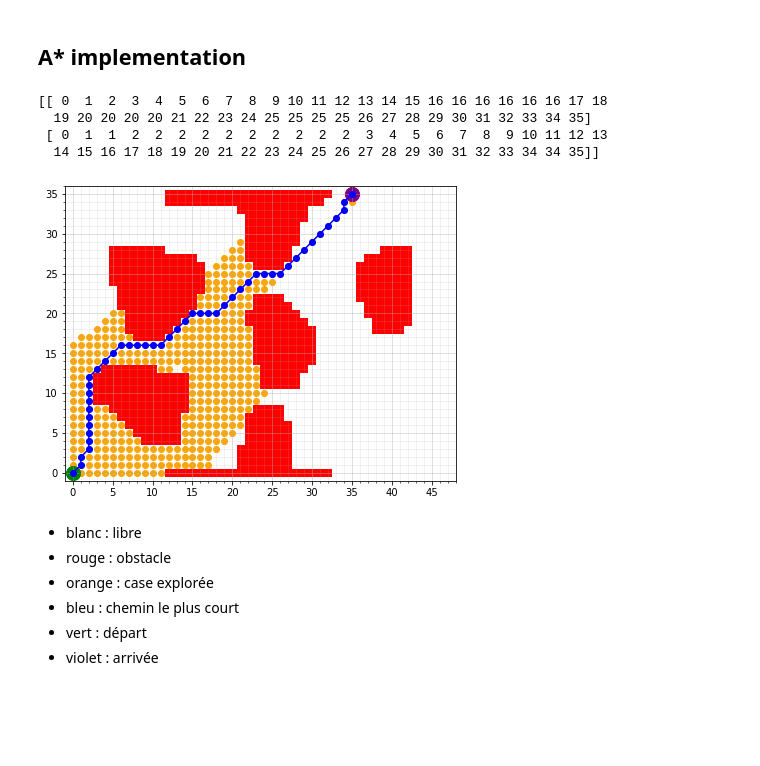
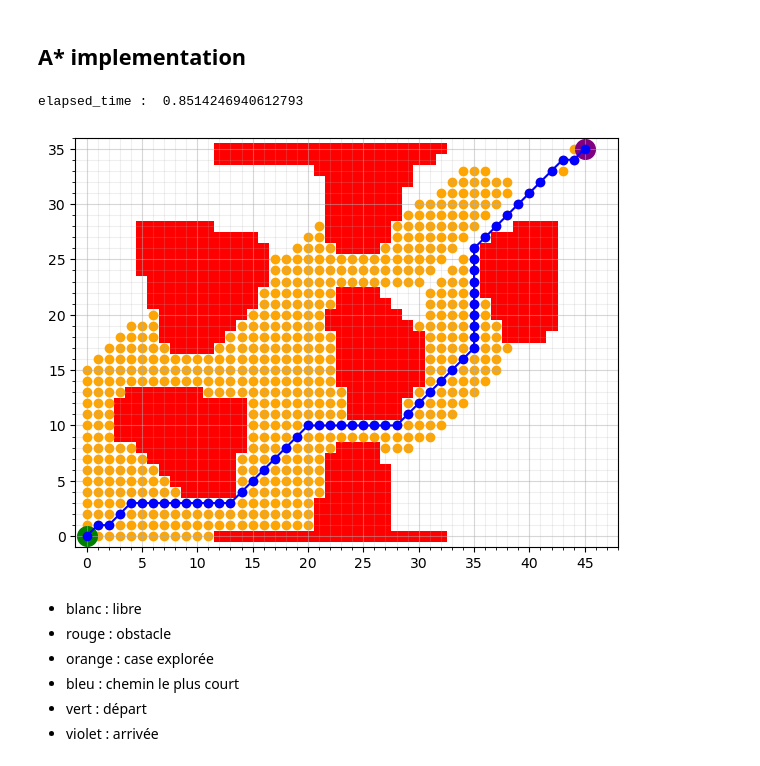
Before and after one commit to DidierNe/Mobile_Robotic_Thymio, a Jupyter notebook: Path_Planning.ipynb, the cells around one changed output. Drawn from its saved outputs; the diff is of its cells as text; code cells hidden in the pictures; blank space fills up the shorter version.

```diff
--- a/Path_Planning.ipynb
+++ b/Path_Planning.ipynb
@@ -231,47 +232,52 @@ def A_Star(start, goal, h, coords, occupancy_grid, movement_type="4N", max_val_x
 # %%
 # Define the start and end goal
 start = (0,0)
-goal = (35,35)
+goal = (35,45)
 
 
 
 # -----------------------------------------
 # DO NOT EDIT THIS PORTION OF CODE -
 # EXECUTION AND PLOTTING OF THE ALGORITHM
 # -----------------------------------------
-
+# Record the start time
+start_time = time.time()
 
 # List of all coordinates in the grid
 x,y = np.mgrid[0:max_val_x:1, 0:max_val_y:1]
 pos = np.empty(x.shape + (2,))
 pos[:, :, 0] = x; pos[:, :, 1] = y
 pos = np.reshape(pos, (x.shape[0]*x.shape[1], 2))
 coords = list([(int(x[0]), int(x[1])) for x in pos])
 
 # Define the heuristic, here = distance to goal ignoring obstacles
 h = np.linalg.norm(pos - goal, axis=-1)
 h = dict(zip(coords, h))
 
 # Run the A* algorithm
 path, visitedNodes = A_Star(start, goal, h, coords, occupancy_grid, movement_type="8N")
 path = np.array(path).reshape(-1, 2).transpose()
 visitedNodes = np.array(visitedNodes).reshape(-1, 2).transpose()
 
+# Record the end time
+end_time = time.time()
+
+# Calculate the elapsed time
+elapsed_time = end_time - start_time
+
+print("elapsed_time : ", elapsed_time)
+
 # Displaying the map
 fig_astar, ax_astar = create_empty_plot(max_val_y)
 ax_astar.imshow(occupancy_grid, cmap=cmap)
-print(path)
 # Plot the best path found and the list of visited nodes
 ax_astar.scatter(visitedNodes[1], visitedNodes[0], marker="o", color = 'orange');
 ax_astar.plot(path[1], path[0], marker="o", color = 'blue');
 ax_astar.scatter(start[1], start[0], marker="o", color = 'green', s=200);
 ax_astar.scatter(goal[1], goal[0], marker="o", color = 'purple', s=200);
 # %% [output]
-[[ 0  1  2  3  4  5  6  7  8  9 10 11 12 13 14 15 16 16 16 16 16 16 17 18
-  19 20 20 20 20 21 22 23 24 25 25 25 25 26 27 28 29 30 31 32 33 34 35]
- [ 0  1  1  2  2  2  2  2  2  2  2  2  2  3  4  5  6  7  8  9 10 11 12 13
-  14 15 16 17 18 19 20 21 22 23 24 25 26 27 28 29 30 31 32 33 34 34 35]]
+elapsed_time :  0.8514246940612793
-[figure, old version]
+[figure, new version]
 # %% [markdown]
 - blanc : libre
 - rouge : obstacle
```
Also changed, not shown: parts of 4 cells of this notebook.
